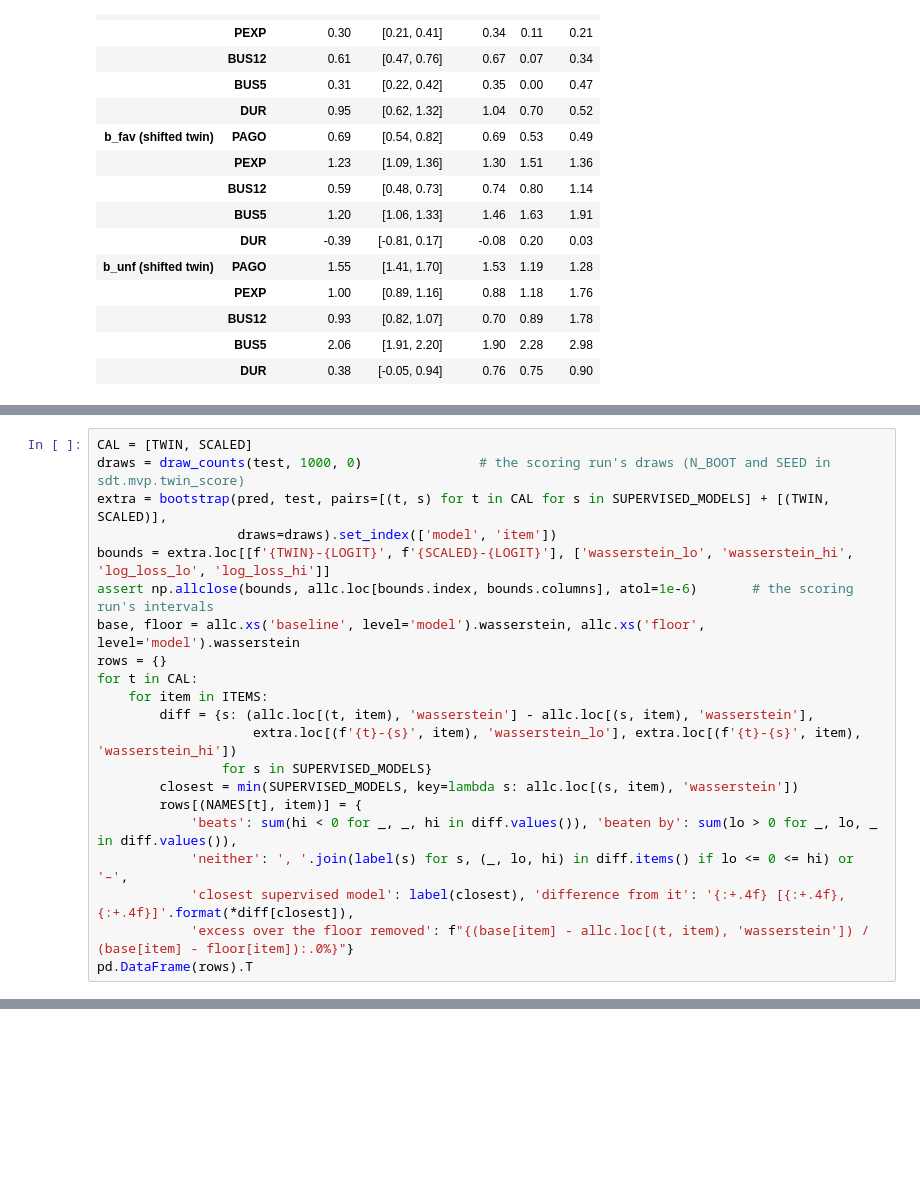
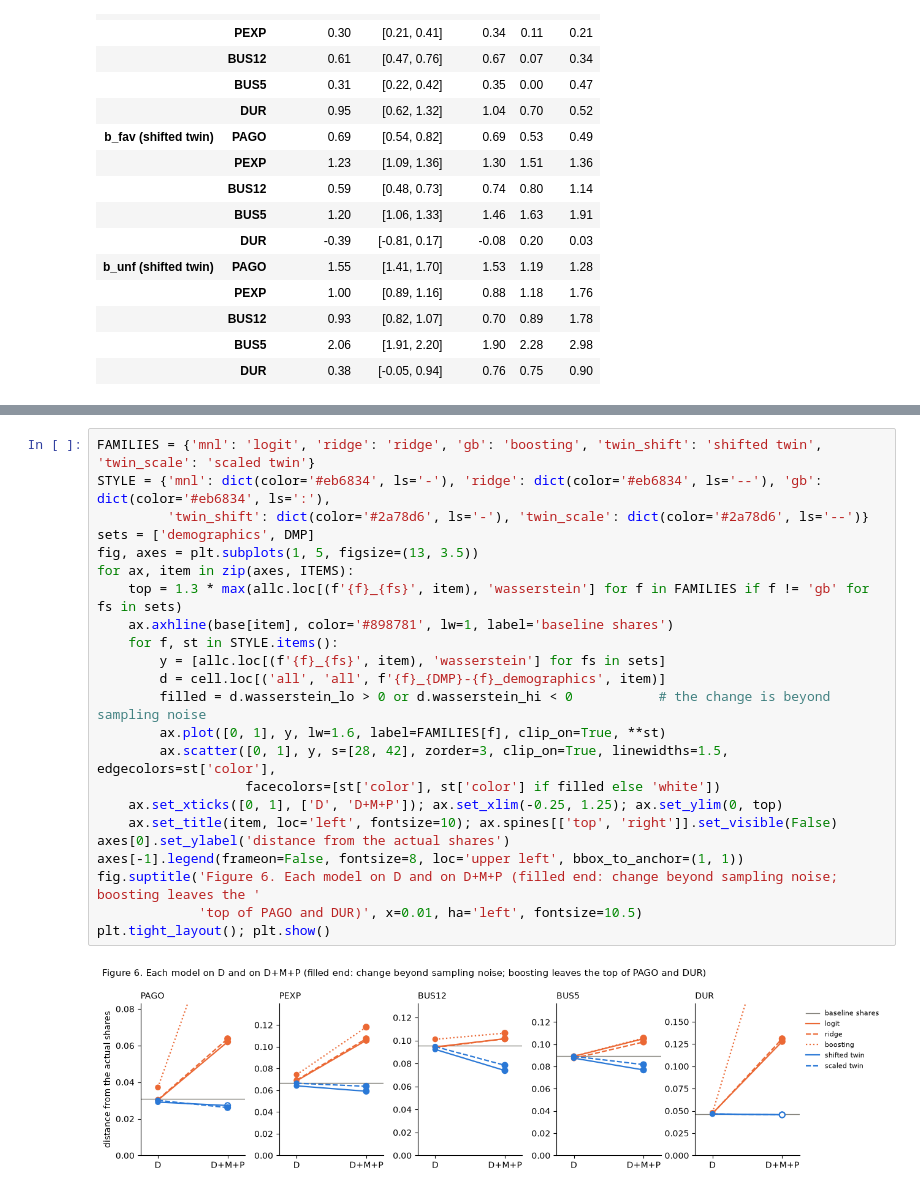
Before and after one commit to jerrydzj/state-dependent-twins, a Jupyter notebook: notebooks/06_mvp_twin_test.ipynb, the cells around one changed output, grey strips where cells are left out. Cells and saved outputs as stored; diff of their text form; blank space fills up the shorter version.

```diff
--- a/notebooks/06_mvp_twin_test.ipynb
+++ b/notebooks/06_mvp_twin_test.ipynb
@@ -675,21 +678,0 @@ same draws, with the share of the baseline shares' excess over the noise floor t
-# %%
-CAL = [TWIN, SCALED]
-draws = draw_counts(test, 1000, 0)               # the scoring run's draws (N_BOOT and SEED in sdt.mvp.twin_score)
-extra = bootstrap(pred, test, pairs=[(t, s) for t in CAL for s in SUPERVISED_MODELS] + [(TWIN, SCALED)],
-                  draws=draws).set_index(['model', 'item'])
-bounds = extra.loc[[f'{TWIN}-{LOGIT}', f'{SCALED}-{LOGIT}'], ['wasserstein_lo', 'wasserstein_hi', 'log_loss_lo', 'log_loss_hi']]
-assert np.allclose(bounds, allc.loc[bounds.index, bounds.columns], atol=1e-6)       # the scoring run's intervals
-base, floor = allc.xs('baseline', level='model').wasserstein, allc.xs('floor', level='model').wasserstein
-rows = {}
-for t in CAL:
-    for item in ITEMS:
-        diff = {s: (allc.loc[(t, item), 'wasserstein'] - allc.loc[(s, item), 'wasserstein'],
-                    extra.loc[(f'{t}-{s}', item), 'wasserstein_lo'], extra.loc[(f'{t}-{s}', item), 'wasserstein_hi'])
-                for s in SUPERVISED_MODELS}
-        closest = min(SUPERVISED_MODELS, key=lambda s: allc.loc[(s, item), 'wasserstein'])
-        rows[(NAMES[t], item)] = {
-            'beats': sum(hi < 0 for _, _, hi in diff.values()), 'beaten by': sum(lo > 0 for _, lo, _ in diff.values()),
-            'neither': ', '.join(label(s) for s, (_, lo, hi) in diff.items() if lo <= 0 <= hi) or '–',
-            'closest supervised model': label(closest), 'difference from it': '{:+.4f} [{:+.4f}, {:+.4f}]'.format(*diff[closest]),
-            'excess over the floor removed': f"{(base[item] - allc.loc[(t, item), 'wasserstein']) / (base[item] - floor[item]):.0%}"}
-pd.DataFrame(rows).T
@@ -777,0 +770,25 @@ log loss by party, and the supervised models that beat the scaled twin:
+# %%
+FAMILIES = {'mnl': 'logit', 'ridge': 'ridge', 'gb': 'boosting', 'twin_shift': 'shifted twin', 'twin_scale': 'scaled twin'}
+STYLE = {'mnl': dict(color='#eb6834', ls='-'), 'ridge': dict(color='#eb6834', ls='--'), 'gb': dict(color='#eb6834', ls=':'),
+         'twin_shift': dict(color='#2a78d6', ls='-'), 'twin_scale': dict(color='#2a78d6', ls='--')}
+sets = ['demographics', DMP]
+fig, axes = plt.subplots(1, 5, figsize=(13, 3.5))
+for ax, item in zip(axes, ITEMS):
+    top = 1.3 * max(allc.loc[(f'{f}_{fs}', item), 'wasserstein'] for f in FAMILIES if f != 'gb' for fs in sets)
+    ax.axhline(base[item], color='#898781', lw=1, label='baseline shares')
+    for f, st in STYLE.items():
+        y = [allc.loc[(f'{f}_{fs}', item), 'wasserstein'] for fs in sets]
+        d = cell.loc[('all', 'all', f'{f}_{DMP}-{f}_demographics', item)]
+        filled = d.wasserstein_lo > 0 or d.wasserstein_hi < 0           # the change is beyond sampling noise
+        ax.plot([0, 1], y, lw=1.6, label=FAMILIES[f], clip_on=True, **st)
+        ax.scatter([0, 1], y, s=[28, 42], zorder=3, clip_on=True, linewidths=1.5, edgecolors=st['color'],
+                   facecolors=[st['color'], st['color'] if filled else 'white'])
+    ax.set_xticks([0, 1], ['D', 'D+M+P']); ax.set_xlim(-0.25, 1.25); ax.set_ylim(0, top)
+    ax.set_title(item, loc='left', fontsize=10); ax.spines[['top', 'right']].set_visible(False)
+axes[0].set_ylabel('distance from the actual shares')
+axes[-1].legend(frameon=False, fontsize=8, loc='upper left', bbox_to_anchor=(1, 1))
+fig.suptitle('Figure 6. Each model on D and on D+M+P (filled end: change beyond sampling noise; boosting leaves the '
+             'top of PAGO and DUR)', x=0.01, ha='left', fontsize=10.5)
+plt.tight_layout(); plt.show()
+# %% [output]
+[figure, added]
```
Also changed, not shown: parts of 35 cells of this notebook.
